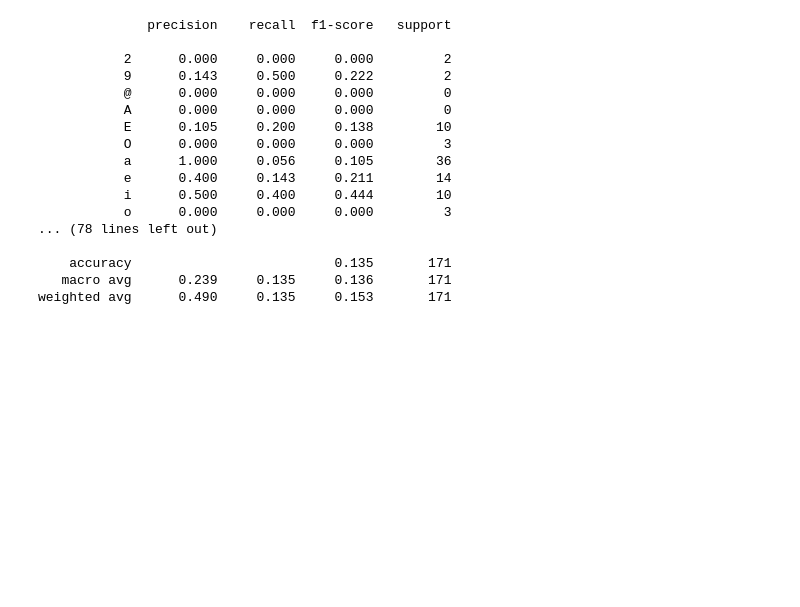
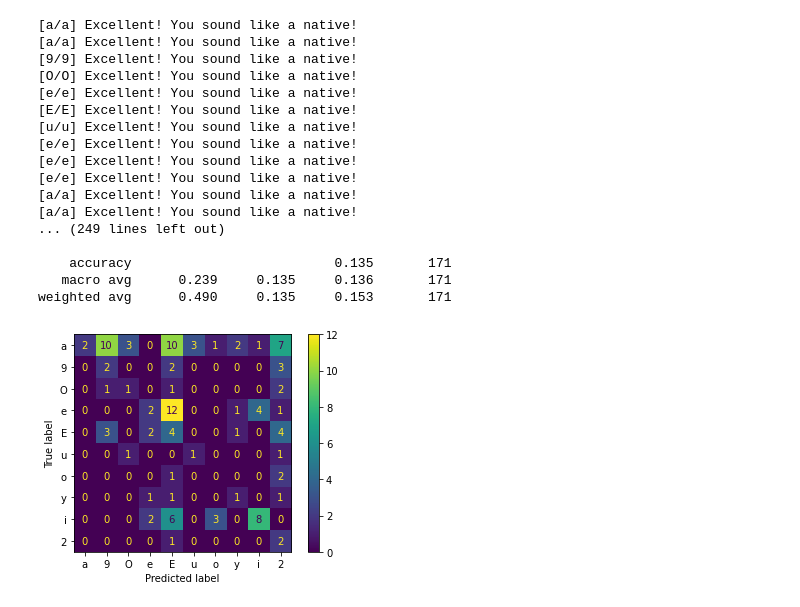
Before and after one commit to himsoklong/Vowel_Tuner, a Jupyter notebook: Code/main.ipynb, the cells around one changed output. Cells and saved outputs as stored; diff of their text form; code cells hidden in the pictures; blank space fills up the shorter version.

```diff
--- a/Code/main.ipynb
+++ b/Code/main.ipynb
@@ -2,6 +2,7 @@
 import contextlib
 import ipynb.fs
 import os
+import matplotlib.pyplot as plt
 import math
 import pandas as pd
 import praat_formants_python as pfp
@@ -12,7 +13,12 @@ from .defs.vowel_feedback_function import vowel_feedback
 from .defs.extract_formant import extract_formant
 
 from pathlib import Path
-from sklearn.metrics import classification_report
+from sklearn.metrics import classification_report, confusion_matrix, ConfusionMatrixDisplay
+
+def uniq(seq):
+    seen = set()
+    seen_add = seen.add
+    return [x for x in seq if not (x in seen or seen_add(x))]
 # %%
 data_folder = Path('../../InterFra/extracted')
 
@@ -70,54 +76,65 @@ for file in os.listdir(data_folder):
 
     ref_data = pd.read_csv('vowel_formants.txt', header=0, sep=' ')
     vowel, min_dist = vowel_prediction([f1, f2, f3, f4], ref_data, formants=4)
-    said = said.replace('õ', 'O').replace('ã', 'a').replace('ẽ', 'E')
+    said = said.replace('õ', 'O').replace('ã', 'a').replace('ẽ', 'E') # TODO
+    attempted = attempted.replace('õ', 'O').replace('ã', 'a').replace('ẽ', 'E') # TODO
     vowel = vowel[1:2]
 
     female = 'CAT' in file or 'ELS' in file
 
     if native:
         y_true_nat.append(said)
         y_pred_nat.append(vowel)
     else:
         y_true_nnat.append(said)
         y_pred_nnat.append(vowel)
 
     if female:
         y_true_f.append(said)
         y_pred_f.append(vowel)
     else:
         y_true_m.append(said)
         y_pred_m.append(vowel)
 
-    #(pred -> attempted)
+    out = f'[{said}/{attempted}] ' + ' '.join(vowel_feedback(attempted, said)).strip()
+    print(out)
 
-    # attempted
+full_true = y_true_m + y_true_f
+full_pred = y_pred_m + y_pred_f
 
 print(classification_report(y_true_nat, y_pred_nat, digits=3, zero_division=0))
 print(classification_report(y_true_nnat, y_pred_nnat, digits=3, zero_division=0))
 
 print(classification_report(y_true_f, y_pred_f, digits=3, zero_division=0))
 print(classification_report(y_true_m, y_pred_m, digits=3, zero_division=0))
 
-print(classification_report(y_true_m + y_true_f, y_pred_m + y_pred_f, digits=3, zero_division=0))
+print(classification_report(full_true, full_pred, digits=3, zero_division=0))
+
+labels = uniq(full_true)
+
+cm = confusion_matrix(full_true, full_pred, labels=labels)
+disp = ConfusionMatrixDisplay(cm, display_labels=labels)
+disp.plot()
+plt.show()
 # %% [output]
-              precision    recall  f1-score   support
-
-           2      0.000     0.000     0.000         2
-           9      0.143     0.500     0.222         2
-           @      0.000     0.000     0.000         0
-           A      0.000     0.000     0.000         0
-           E      0.105     0.200     0.138        10
-           O      0.000     0.000     0.000         3
-           a      1.000     0.056     0.105        36
-           e      0.400     0.143     0.211        14
-           i      0.500     0.400     0.444        10
-           o      0.000     0.000     0.000         3
-... (78 lines left out)
+[a/a] Excellent! You sound like a native!
+[a/a] Excellent! You sound like a native!
+[9/9] Excellent! You sound like a native!
+[O/O] Excellent! You sound like a native!
+[e/e] Excellent! You sound like a native!
+[E/E] Excellent! You sound like a native!
+[u/u] Excellent! You sound like a native!
+[e/e] Excellent! You sound like a native!
+[e/e] Excellent! You sound like a native!
+[e/e] Excellent! You sound like a native!
+[a/a] Excellent! You sound like a native!
+[a/a] Excellent! You sound like a native!
+... (249 lines left out)
 
     accuracy                          0.135       171
    macro avg      0.239     0.135     0.136       171
 weighted avg      0.490     0.135     0.153       171
+[figure, added]
 # %%
 data_folder = Path('../../Classmate corpus/extracted')
 
```
Also changed, not shown: parts of 1 cell of this notebook, 3 other files.
